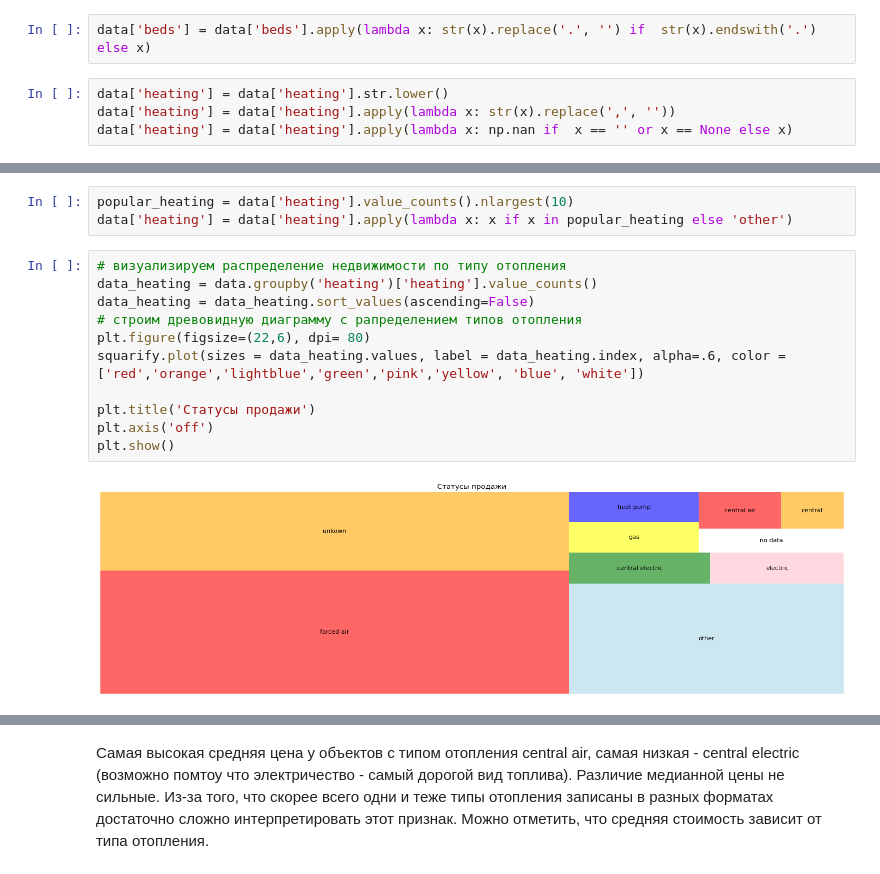
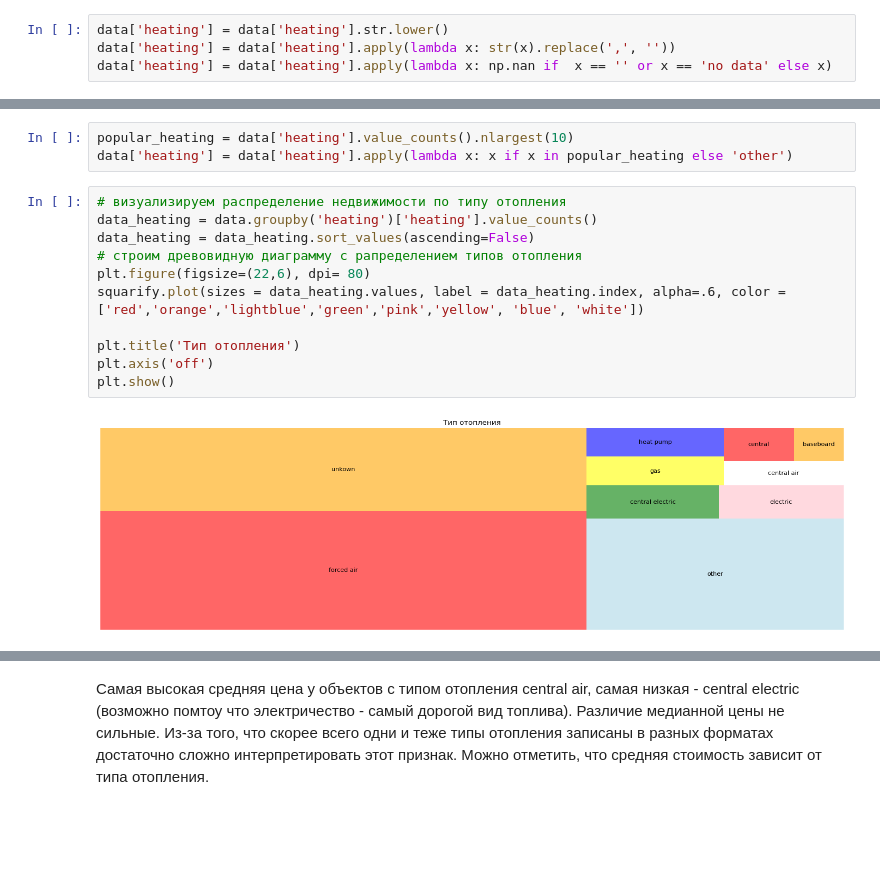
Before and after one commit to LNarnia/IDE_new, a Jupyter notebook: Skillfactory/final_project/project.ipynb, the cells around one changed output, grey strips where cells are left out. Saved outputs shown, nothing was run; the diff lists cells and outputs as text; blank space fills up the shorter version.

```diff
--- a/Skillfactory/final_project/project.ipynb
+++ b/Skillfactory/final_project/project.ipynb
@@ -1736,9 +1739,7 @@ data['heating'].sort_values().unique().tolist()
 # %%
-data['beds'] = data['beds'].apply(lambda x: str(x).replace('.', '') if  str(x).endswith('.') else x)
+data['heating'] = data['heating'].str.lower()
+data['heating'] = data['heating'].apply(lambda x: str(x).replace(',', ''))
+data['heating'] = data['heating'].apply(lambda x: np.nan if  x == '' or x == 'no data' else x)
-# %%
-data['heating'] = data['heating'].str.lower()
-data['heating'] = data['heating'].apply(lambda x: str(x).replace(',', ''))
-data['heating'] = data['heating'].apply(lambda x: np.nan if  x == '' or x == None else x)
 # %%
 data['heating'].isnull().mean()*100
 # %% [output]
@@ -1775,16 +1776,16 @@ data['heating'] = data['heating'].apply(lambda x: x if x in popular_heating else
 # %%
 # визуализируем распределение недвижимости по типу отопления
 data_heating = data.groupby('heating')['heating'].value_counts()
 data_heating = data_heating.sort_values(ascending=False)
 # строим древовидную диаграмму с рапределением типов отопления
 plt.figure(figsize=(22,6), dpi= 80)
 squarify.plot(sizes = data_heating.values, label = data_heating.index, alpha=.6, color = ['red','orange','lightblue','green','pink','yellow', 'blue', 'white'])
 
-plt.title('Статусы продажи')
+plt.title('Тип отопления')
 plt.axis('off')
 plt.show()
 # %% [output]
-[figure, old version]
+[figure, new version]
 # %%
 fig, axes = plt.subplots(1, 2, figsize=(22, 5))
 
```
Also changed, not shown: parts of 102 cells of this notebook, 2 other files.
